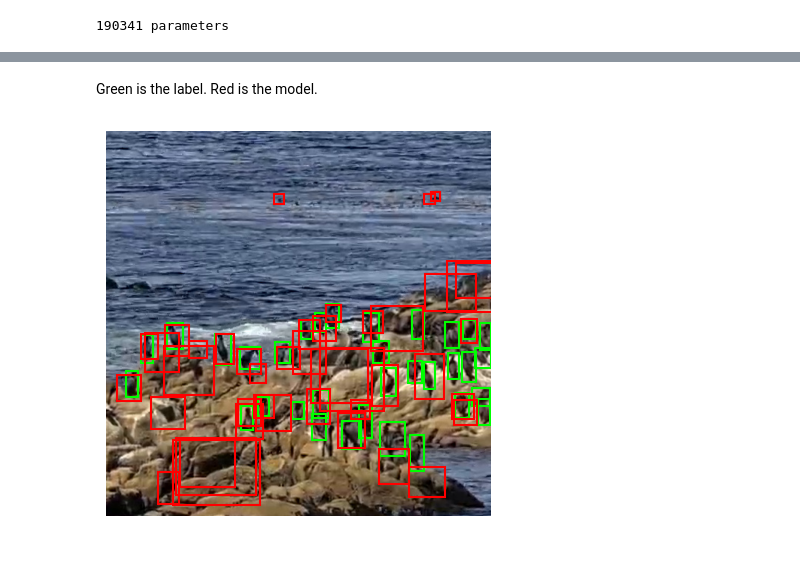
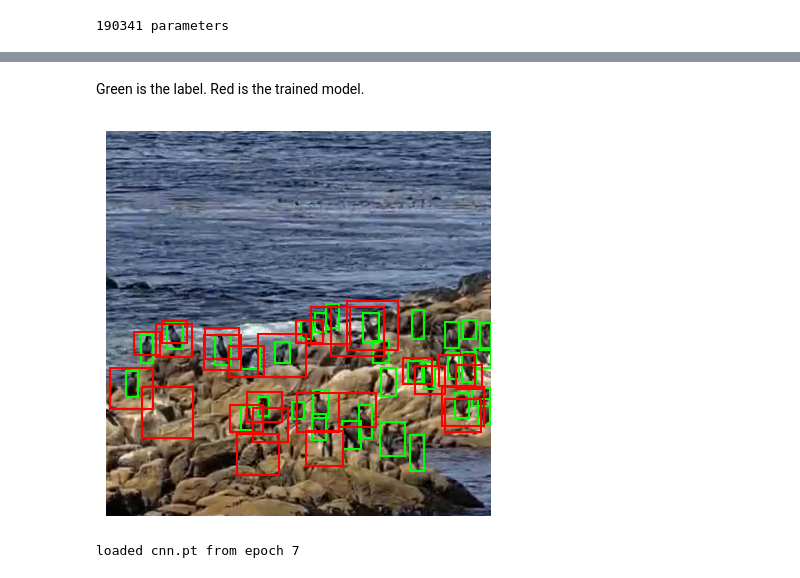
Before and after one commit to JashParekh05/COMP9517GroupProject, a Jupyter notebook: notebooks/simple_cnn_bird_detector.ipynb, the cells around one changed output, grey strips where cells are left out. Saved outputs shown, nothing was run; the diff lists cells and outputs as text; code cells hidden in the pictures.

Commit message:
Train the CNN in the notebook and save cnn.pt.
A run now writes the weights and prints that run's validation mAP@0.5.

Co-authored-by: Cursor <cursoragent@cursor.com>

```diff
--- a/notebooks/simple_cnn_bird_detector.ipynb
+++ b/notebooks/simple_cnn_bird_detector.ipynb
@@ -20,11 +18,12 @@ import torch.nn.functional as F
 from PIL import Image
 
 ROOT = Path.cwd().resolve()
-if ROOT.name == "notebooks":
+if not (ROOT / "dataset").is_dir():
     ROOT = ROOT.parent
 DATA = ROOT / "dataset" / "beach-bird" / "Beach Bird Detection Dataset v1.0"
-WEIGHTS = ROOT / "trials" / "runs" / "tune-512-clean.pt"
-IMG = 512
+IMG, STRIDE = 512, 4
+OUT = IMG // STRIDE
+EPOCHS = 8  # shortcut: 8 epochs finishes on a laptop; raise this for a longer run
 
 def load_split(split):
     items = []
@@ -36,14 +35,13 @@ def load_split(split):
             line = line.strip()
             if not line:
                 continue
-            _, cx, cy, w, h = [float(x) for x in line.split()]
+            _, cx, cy, w, h = [float(v) for v in line.split()]
             cx, cy, w, h = cx * IMG, cy * IMG, w * IMG, h * IMG
             boxes.append([cx - w / 2, cy - h / 2, w, h])
-        items.append((DATA / "images" / split / name.replace(".txt", ".jpg"),
+        items.append((str(DATA / "images" / split / name.replace(".txt", ".jpg")),
                       np.array(boxes, np.float32).reshape(-1, 4)))
     return items
 
 train, val = load_split("train"), load_split("val")
-print(len(train), "train images,", len(val), "val images,",
-      sum(len(b) for _, b in val), "val birds")
+print(len(train), "train images,", len(val), "val images")
 # %% [output]
@@ -62,6 +60,7 @@ class Net(nn.Module):
             nn.Upsample(scale_factor=2), nn.Conv2d(64, 32, 3, padding=1), nn.ReLU(inplace=True),
         )
         self.hm, self.wh, self.off = nn.Conv2d(32, 1, 1), nn.Conv2d(32, 2, 1), nn.Conv2d(32, 2, 1)
+        nn.init.constant_(self.hm.bias, -2.0)
 
     def forward(self, x):
         x = self.dec(self.enc(x))
@@ -72,8 +71,6 @@ def read_tensor(path):
     return torch.from_numpy(np.array(im, np.float32) / 255).permute(2, 0, 1)
 
 model = Net()
-model.load_state_dict(torch.load(WEIGHTS, map_location="cpu", weights_only=False)["state"])
-model.eval()
 print(sum(p.numel() for p in model.parameters()), "parameters")
 # %% [output]
 190341 parameters
@@ -140,21 +231,26 @@ val mAP@0.5 = 0.252
 # %% [markdown]
-Green is the label. Red is the model.
+Green is the label. Red is the trained model.
 # %%
+ckpt = torch.load("cnn.pt", map_location="cpu", weights_only=False)
+model.load_state_dict(ckpt["state"])
+model.eval()
 path, gts = val[0]
 with torch.no_grad():
     hm, wh, off = model(read_tensor(path)[None])
 preds = boxes_from(hm[0], wh[0], off[0])
 im = np.array(Image.open(path).convert("RGB"))
 plt.figure(figsize=(5, 5))
 plt.imshow(im)
 ax = plt.gca()
 for x, y, w, h in gts:
     ax.add_patch(plt.Rectangle((x, y), w, h, fill=False, edgecolor="lime", lw=1.5))
 for (x, y, w, h), s in preds:
     if s < 0.1:
         continue
     ax.add_patch(plt.Rectangle((x, y), w, h, fill=False, edgecolor="red", lw=1.5))
 plt.axis("off")
 plt.show()
+print("loaded cnn.pt from epoch", ckpt["epoch"])
 # %% [output]
-[figure, old version]
+[figure, new version]
+loaded cnn.pt from epoch 7
```
Also changed, not shown: parts of 6 cells of this notebook.
